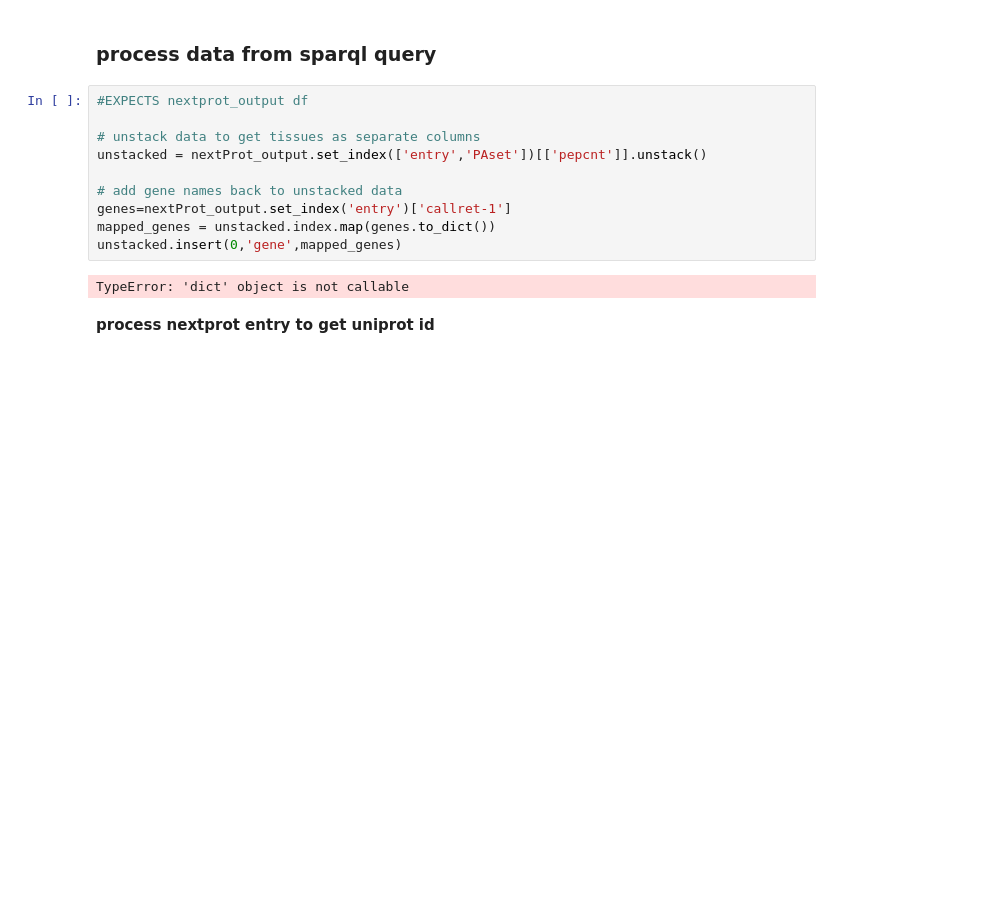
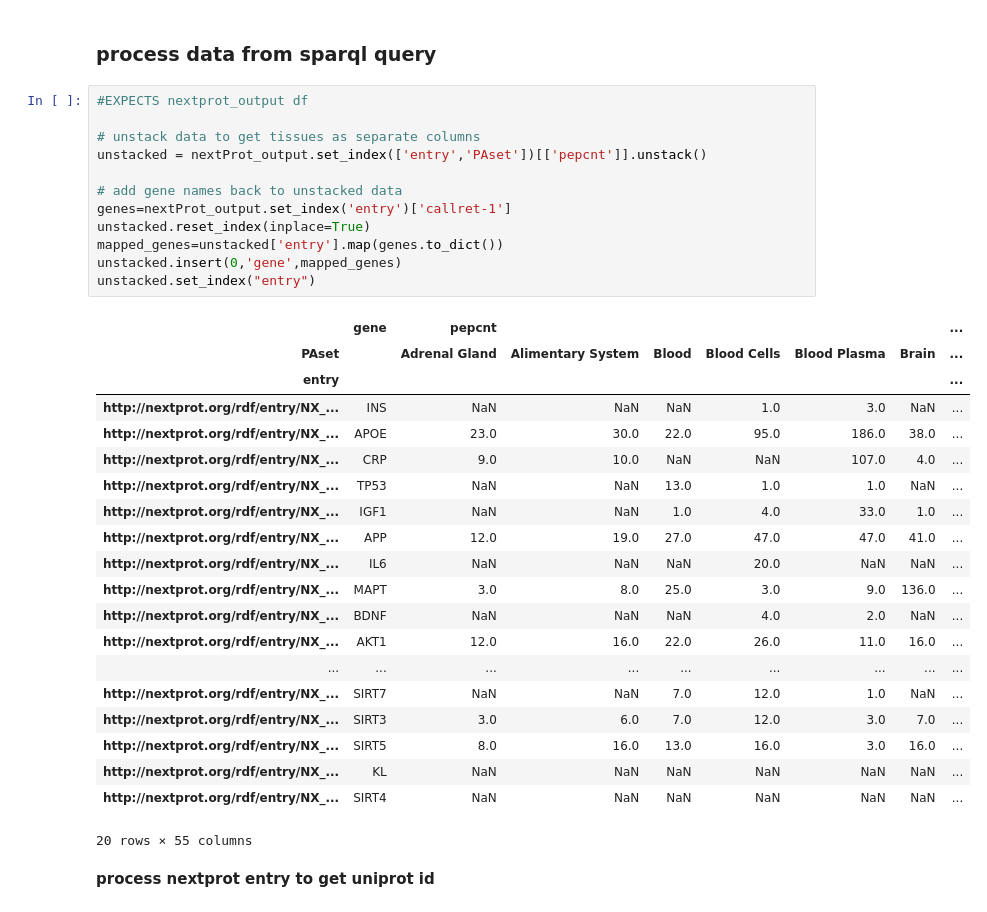
Before and after one commit to scaramonche/EuBIC2020_Cytoscape, a Jupyter notebook: cytoscape_tissues_nextprot.ipynb, the cells around one changed output. Saved outputs shown, nothing was run; the diff lists cells and outputs as text; blank space fills up the shorter version.

```diff
--- a/cytoscape_tissues_nextprot.ipynb
+++ b/cytoscape_tissues_nextprot.ipynb
@@ -189,15 +206,36 @@ Create an OmicsVisualizer table
 # %%
 #EXPECTS nextprot_output df
 
 # unstack data to get tissues as separate columns
 unstacked = nextProt_output.set_index(['entry','PAset'])[['pepcnt']].unstack()
 
 # add gene names back to unstacked data
 genes=nextProt_output.set_index('entry')['callret-1']
-mapped_genes = unstacked.index.map(genes.to_dict())
+unstacked.reset_index(inplace=True)
+mapped_genes=unstacked['entry'].map(genes.to_dict())
 unstacked.insert(0,'gene',mapped_genes)
+unstacked.set_index("entry")
 # %% [output]
+|  | gene | pepcnt |  |  |  |  |  | ... |
+| PAset |  | Adrenal Gland | Alimentary System | Blood | Blood Cells | Blood Plasma | Brain | ... |
+| entry |  |  |  |  |  |  |  | ... |
+| http://nextprot.org/rdf/entry/NX_... | INS | NaN | NaN | NaN | 1.0 | 3.0 | NaN | ... |
+| http://nextprot.org/rdf/entry/NX_... | APOE | 23.0 | 30.0 | 22.0 | 95.0 | 186.0 | 38.0 | ... |
+| http://nextprot.org/rdf/entry/NX_... | CRP | 9.0 | 10.0 | NaN | NaN | 107.0 | 4.0 | ... |
+| http://nextprot.org/rdf/entry/NX_... | TP53 | NaN | NaN | 13.0 | 1.0 | 1.0 | NaN | ... |
+| http://nextprot.org/rdf/entry/NX_... | IGF1 | NaN | NaN | 1.0 | 4.0 | 33.0 | 1.0 | ... |
+| http://nextprot.org/rdf/entry/NX_... | APP | 12.0 | 19.0 | 27.0 | 47.0 | 47.0 | 41.0 | ... |
+| http://nextprot.org/rdf/entry/NX_... | IL6 | NaN | NaN | NaN | 20.0 | NaN | NaN | ... |
+| http://nextprot.org/rdf/entry/NX_... | MAPT | 3.0 | 8.0 | 25.0 | 3.0 | 9.0 | 136.0 | ... |
+| http://nextprot.org/rdf/entry/NX_... | BDNF | NaN | NaN | NaN | 4.0 | 2.0 | NaN | ... |
+| http://nextprot.org/rdf/entry/NX_... | AKT1 | 12.0 | 16.0 | 22.0 | 26.0 | 11.0 | 16.0 | ... |
+| ... | ... | ... | ... | ... | ... | ... | ... | ... |
+| http://nextprot.org/rdf/entry/NX_... | SIRT7 | NaN | NaN | 7.0 | 12.0 | 1.0 | NaN | ... |
+| http://nextprot.org/rdf/entry/NX_... | SIRT3 | 3.0 | 6.0 | 7.0 | 12.0 | 3.0 | 7.0 | ... |
+| http://nextprot.org/rdf/entry/NX_... | SIRT5 | 8.0 | 16.0 | 13.0 | 16.0 | 3.0 | 16.0 | ... |
+| http://nextprot.org/rdf/entry/NX_... | KL | NaN | NaN | NaN | NaN | NaN | NaN | ... |
+| http://nextprot.org/rdf/entry/NX_... | SIRT4 | NaN | NaN | NaN | NaN | NaN | NaN | ... |
-TypeError: 'dict' object is not callable
+20 rows × 55 columns
 # %% [markdown]
 **process nextprot entry to get uniprot id**
 # %%
```
Also changed, not shown: parts of 8 cells of this notebook.
